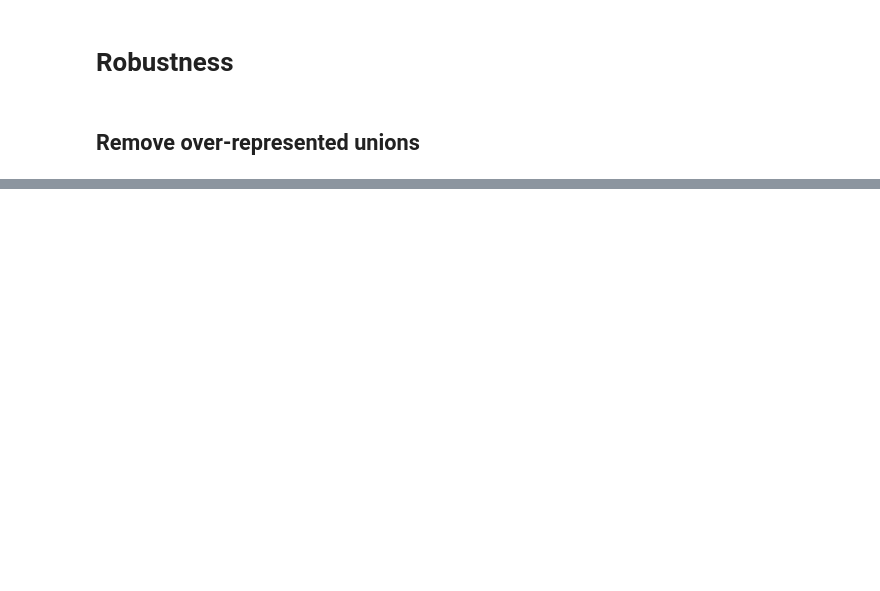
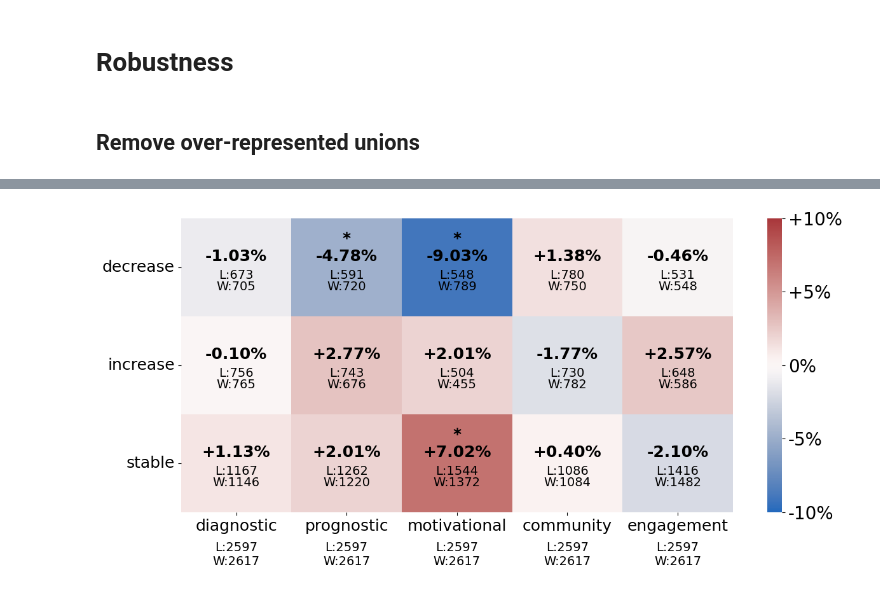
Before and after one commit to ariannap13/laborunions, a Jupyter notebook: union-activity_analysis/pattern_analysis_slopes.ipynb, the cells around one changed output, grey strips where cells are left out. Saved outputs shown, nothing was run; the diff lists cells and outputs as text; code cells hidden in the pictures; blank space fills up the shorter version.

```diff
--- a/union-activity_analysis/pattern_analysis_slopes.ipynb
+++ b/union-activity_analysis/pattern_analysis_slopes.ipynb
@@ -248,0 +274,3 @@ plot_heatmap_robust(summary, losing_deltas_list, winning_deltas_list, order_patt
+# %%
+order_patterns = ["decrease", "increase", "stable"]
+order_frames = ["diagnostic", "prognotic", "motivational", "community", "engagement"]
@@ -248,0 +381,13 @@ plot_heatmap_robust(summary, losing_deltas_list, winning_deltas_list, order_patt
+# %%
+# flag whether each seed is significant
+robust_df["significant"] = (robust_df["lower_ci"] > 0) | (robust_df["upper_ci"] < 0)
+
+# aggregate per cell
+summary = robust_df.groupby(["pattern", "frame"]).agg(
+    mean_diff=("proportion_diff", "mean"),
+    prop_significant=("significant", "mean")  # proportion of seeds significant
+).reset_index()
+# %%
+plot_heatmap_robust(summary, losing_deltas_list, winning_deltas_list, order_patterns, order_frames)
+# %% [output]
+[figure, added]
```
Also changed, not shown: parts of 16 cells of this notebook, 10 other files.
